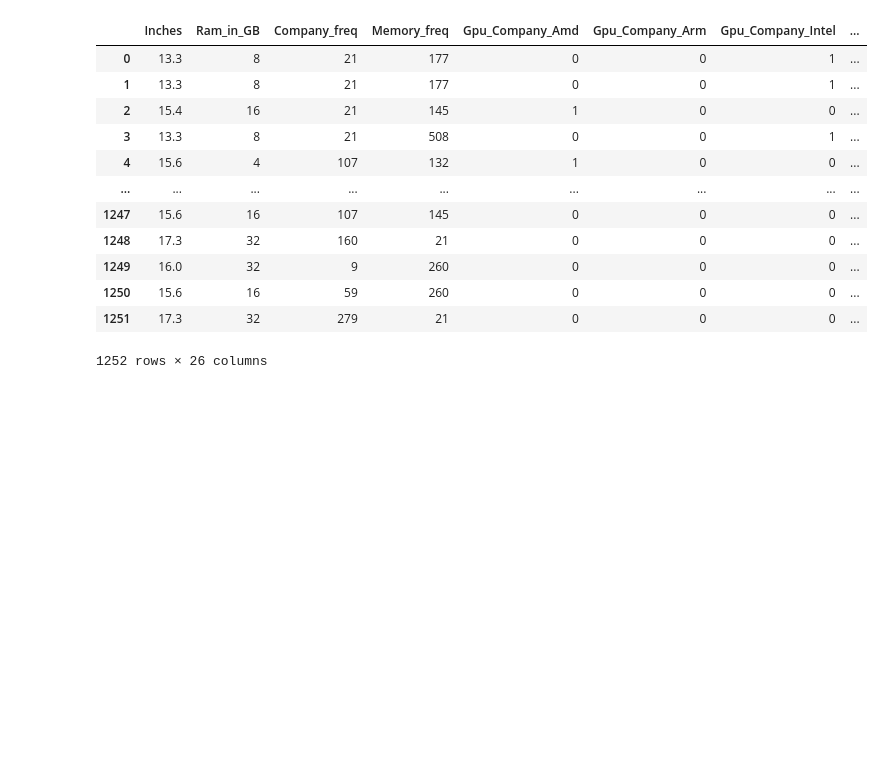
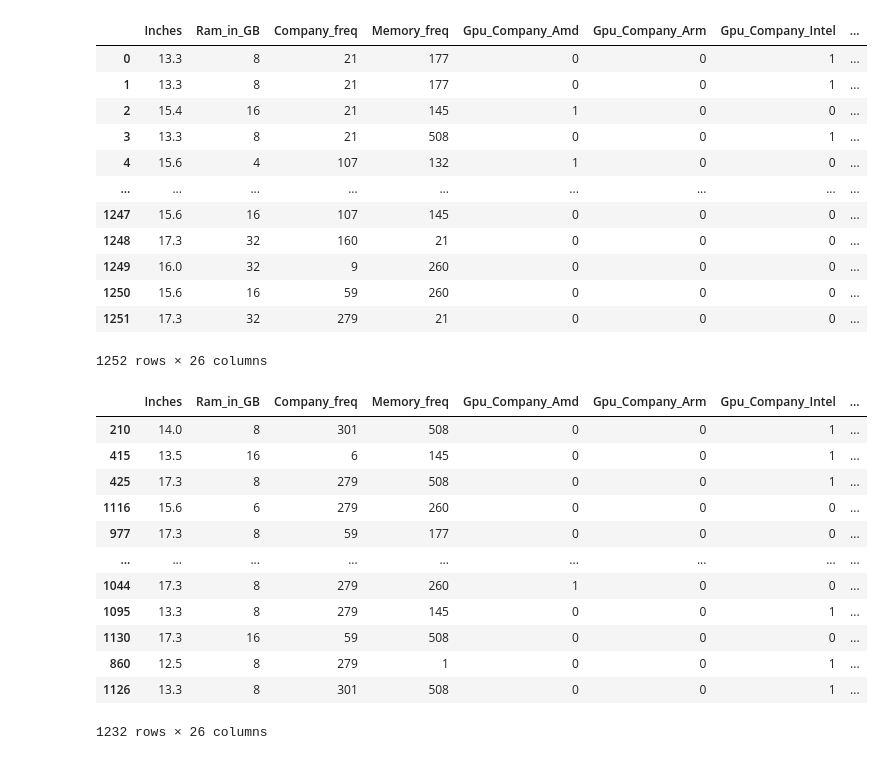
Before and after one commit to Namir50/Laptop-Price-Prediction-App, a Jupyter notebook: notebook/laptop_price_prediction.ipynb, the cells around one changed output. Saved outputs shown, nothing was run; the diff lists cells and outputs as text; code cells hidden in the pictures; blank space fills up the shorter version.

```diff
--- a/notebook/laptop_price_prediction.ipynb
+++ b/notebook/laptop_price_prediction.ipynb
@@ -207,0 +213,16 @@ X_train,
+# %%
+X_train
+# %% [output]
+|  | Inches | Ram_in_GB | Company_freq | Memory_freq | Gpu_Company_Amd | Gpu_Company_Arm | Gpu_Company_Intel | ... |
+| 210 | 14.0 | 8 | 301 | 508 | 0 | 0 | 1 | ... |
+| 415 | 13.5 | 16 | 6 | 145 | 0 | 0 | 1 | ... |
+| 425 | 17.3 | 8 | 279 | 508 | 0 | 0 | 1 | ... |
+| 1116 | 15.6 | 6 | 279 | 260 | 0 | 0 | 0 | ... |
+| 977 | 17.3 | 8 | 59 | 177 | 0 | 0 | 0 | ... |
+| ... | ... | ... | ... | ... | ... | ... | ... | ... |
+| 1044 | 17.3 | 8 | 279 | 260 | 1 | 0 | 0 | ... |
+| 1095 | 13.3 | 8 | 279 | 145 | 0 | 0 | 1 | ... |
+| 1130 | 17.3 | 16 | 59 | 508 | 0 | 0 | 0 | ... |
+| 860 | 12.5 | 8 | 279 | 1 | 0 | 0 | 1 | ... |
+| 1126 | 13.3 | 8 | 301 | 508 | 0 | 0 | 1 | ... |
+1232 rows × 26 columns
```
Also changed, not shown: parts of 14 cells of this notebook.
